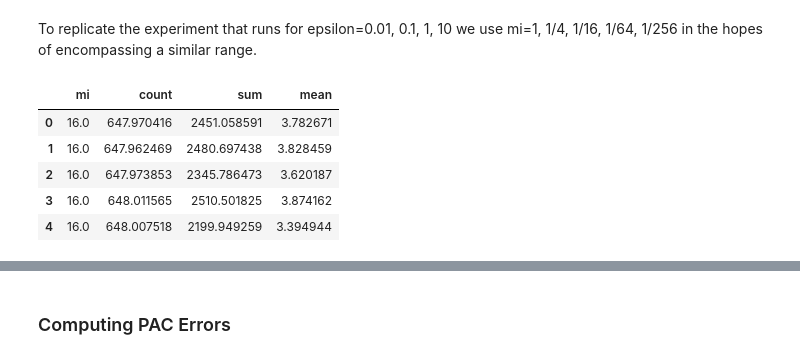
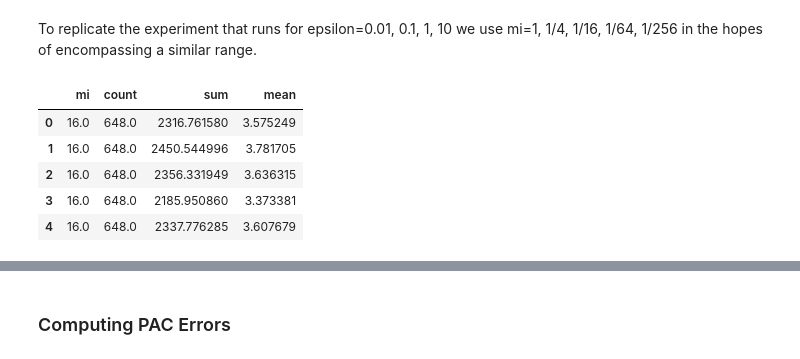
Before and after one commit to michaelnoguera/pacdb, a Jupyter notebook: pac-student_performance-sparkless.ipynb, the cells around one changed output, grey strips where cells are left out. Saved outputs shown, nothing was run; the diff lists cells and outputs as text; code cells hidden in the pictures.

```diff
--- a/pac-student_performance-sparkless.ipynb
+++ b/pac-student_performance-sparkless.ipynb
@@ -5,7 +5,7 @@ This file is adapted to use numpy only without Spark.
 # %%
 EXPERIMENT = 'pac-student_performance-sparkless'
 OUTPUT_DIR = f'./outputs/{EXPERIMENT}'
-GENERATE = False
+GENERATE = True
 
 if GENERATE:
     print("GENERATE = True, so we will generate new samples.")
@@ -54,5 +54,7 @@ def dp_ps_to_epsilon(ps):
 # %%
 ### Data Setup
 por_df = pq.read_table(f"./data/student_performance/student-por.parquet").to_pandas()
+# drop last row
+por_df = por_df.iloc[:-1]
 por_df.shape
 # %% [output]
@@ -69,6 +71,6 @@ array([ 649.        , 2375.        ,    3.65947612])
 # %%
 ### Query Setup
-SAMPLES = 1024
+SAMPLES = 512
 assert SAMPLES % 2 == 0, "We need an even number of samples for paired sampling."
 number_of_pairs = SAMPLES // 2
 
@@ -161,7 +163,7 @@ def do_pac_and_release(out_np: List[np.ndarray],
     # Add noise element-wise to the outputs
     pac_release = out_np[0] + pac_noises_to_add
 
-    saved_pac_variables.append((out_np[0], fin_var, sqrt_total_var, pac_noise, pac_noises_to_add, pac_release))
+    saved_pac_variables.append((max_mi, out_np[0], fin_var, sqrt_total_var, pac_noise, pac_noises_to_add, pac_release))
 
     return pac_release
 
@@ -171,45 +173,45 @@ def do_pac_and_release(out_np: List[np.ndarray],
 To replicate the experiment that runs for epsilon=0.01, 0.1, 1, 10
 we use mi=1, 1/4, 1/16, 1/64, 1/256 in the hopes of encompassing a similar range.
 # %%
-MI_OPTIONS = [16., 4., 2., 1., 1/4, 1/16, 1/32, 1/64]
+MI_OPTIONS = [16., 4., 1., 1/4, 1/16, 1/64]#[16., 4., 2., 1., 1/4, 1/16, 1/32, 1/64]
 EXPERIMENTS = 50
 
 if GENERATE:
     # df = pd.DataFrame([], columns=['mi', 'count', 'sum', 'mean', 'var'])
     experiment_results = []
 
     for mi in MI_OPTIONS:
         for e in range(EXPERIMENTS):
             out_np = generate_samples()
             noisy_output = do_pac_and_release(out_np, mi)
             # manually correct count = count * 2
             noisy_output[0] = noisy_output[0] * 2
             # manually add sum as count * mean
             noisy_output = [noisy_output[0], noisy_output[0] * noisy_output[1], noisy_output[1]]
             experiment_results.append([mi, *noisy_output])
         with open(f'{OUTPUT_DIR}/experiment_results.pkl', 'wb') as f:
             pickle.dump(experiment_results, f)
 
     df = pd.DataFrame(experiment_results, columns=['mi', 'count', 'sum', 'mean'])
 
     # Save the new data to outputs/...
     df.to_parquet(f'{OUTPUT_DIR}/pac_results.parquet')
     # with open(f'{OUTPUT_DIR}/experiment_results.pkl', 'wb') as f:
     #     pickle.dump(experiment_results, f)
 else:
     df = pq.read_table(f"{OUTPUT_DIR}/pac_results.parquet").to_pandas()
 
     # with open('{OUTPUT_DIR}/experiment_results.pkl', 'rb') as f:
     #     experiment_results = pickle.load(f)
 
 df.head()
 # %% [output]
 |  | mi | count | sum | mean |
-| 0 | 16.0 | 647.970416 | 2451.058591 | 3.782671 |
-| 1 | 16.0 | 647.962469 | 2480.697438 | 3.828459 |
-| 2 | 16.0 | 647.973853 | 2345.786473 | 3.620187 |
-| 3 | 16.0 | 648.011565 | 2510.501825 | 3.874162 |
-| 4 | 16.0 | 648.007518 | 2199.949259 | 3.394944 |
+| 0 | 16.0 | 648.0 | 2316.761580 | 3.575249 |
+| 1 | 16.0 | 648.0 | 2450.544996 | 3.781705 |
+| 2 | 16.0 | 648.0 | 2356.331949 | 3.636315 |
+| 3 | 16.0 | 648.0 | 2185.950860 | 3.373381 |
+| 4 | 16.0 | 648.0 | 2337.776285 | 3.607679 |
 # %%
 ### DEBUG: Save the variables from computing the PAC noises for later reverse engineering
 if GENERATE:
```
Also changed, not shown: parts of 31 cells of this notebook, 11 other files.
